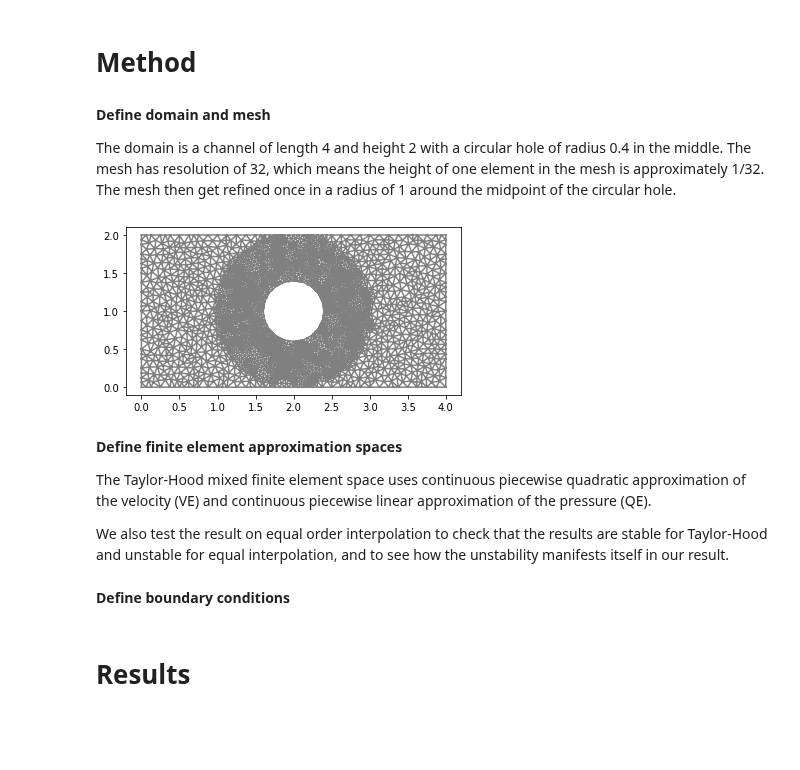
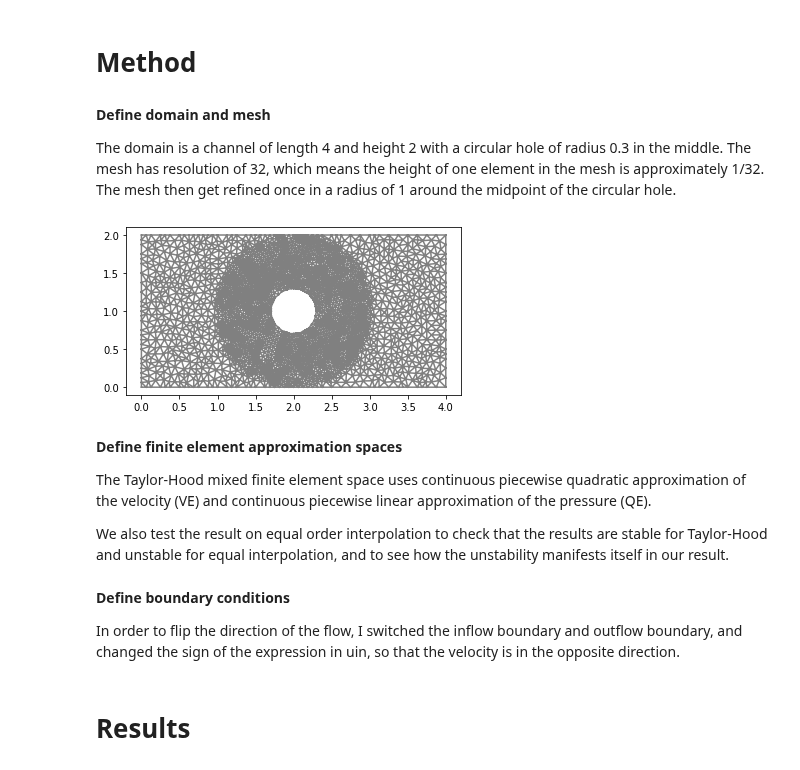
Before and after one commit to johanhoffman/DD2365-VT20, a Jupyter notebook: Lab-1/Linde-Stokes.ipynb, the cells around one changed output. Saved outputs shown, nothing was run; the diff lists cells and outputs as text; code cells hidden in the pictures; blank space fills up the shorter version.

```diff
--- a/Lab-1/Linde-Stokes.ipynb
+++ b/Lab-1/Linde-Stokes.ipynb
@@ -72,34 +73,34 @@ and to implement the velocity boundary conditions we use a penalty formulation,
 # %% [markdown]
 **Define domain and mesh**
 
-The domain is a channel of length 4 and height 2 with a circular hole of radius 0.4 in the middle. The mesh has resolution of 32, which means the height of one element in the mesh is approximately 1/32. The mesh then get refined once in a radius of 1 around the midpoint of the circular hole.
+The domain is a channel of length 4 and height 2 with a circular hole of radius 0.3 in the middle. The mesh has resolution of 32, which means the height of one element in the mesh is approximately 1/32. The mesh then get refined once in a radius of 1 around the midpoint of the circular hole.
 # %%
 # Define rectangular domain
 L = 4
 H = 2
 
 # Generate mesh (examples with and without a hole in the mesh)
 resolution = 32
 #mesh = RectangleMesh(Point(0.0, 0.0), Point(L, H), L*resolution, H*resolution)
-mesh = generate_mesh(Rectangle(Point(0.0,0.0), Point(L,H)) - Circle(Point(0.5*L,0.5*H),0.4), resolution)
+mesh = generate_mesh(Rectangle(Point(0.0,0.0), Point(L,H)) - Circle(Point(0.5*L,0.5*H),0.3), resolution)
 # mesh = generate_mesh(Rectangle(Point(0.0,0.0), Point(L,H)) - Circle(Point(1.5,0.25*H),0.2) - Circle(Point(0.5,0.5*H),0.2) - Circle(Point(2.0,0.75*H),0.2), resolution)
 
 # Local mesh refinement (specified by a cell marker)
 no_levels = 1
 for i in range(0,no_levels):
   cell_marker = MeshFunction("bool", mesh, mesh.topology().dim())
   for cell in cells(mesh):
     cell_marker[cell] = False
     p = cell.midpoint()
     if p.distance(Point(0.5*L, 0.5*H)) < 1.0:
         cell_marker[cell] = True
   mesh = refine(mesh, cell_marker)
 
 plt.figure()
 plot(mesh)
 plt.show()
 # %% [output]
-[figure, old version]
+[figure, new version]
 # %% [markdown]
 **Define finite element approximation spaces**
 
@@ -125,8 +126,10 @@ Q = FunctionSpace(mesh, QE)
 w = Function(W)
 (u, p) = (as_vector((w[0],w[1])), w[2])
 (v, q) = TestFunctions(W)
-# %% [markdown]
-**Define boundary conditions**
+# %% [markdown]
+**Define boundary conditions**
+
+In order to flip the direction of the flow, I switched the inflow boundary and outflow boundary, and changed the sign of the expression in uin, so that the velocity is in the opposite direction.
 # %%
 # Examples of inflow and outflow conditions
 XMIN = 0.0; XMAX = L
```
Also changed, not shown: parts of 3 cells of this notebook.
